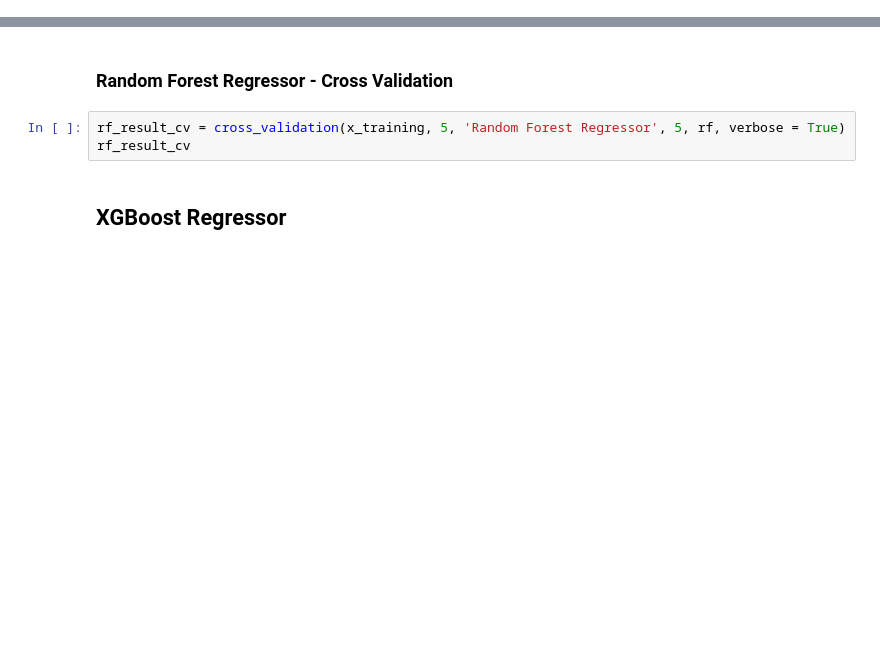
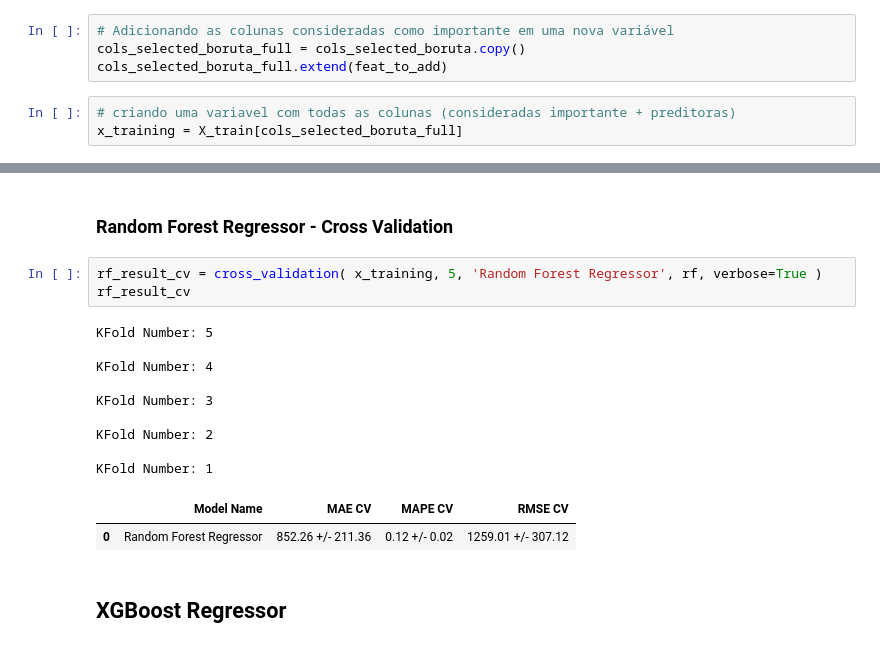
Before and after one commit to daianeklein/rossmann-store, a Jupyter notebook: Modulos/m05_v02_store_sales_prediction.ipynb, the cells around one changed output, grey strips where cells are left out. Drawn from its saved outputs; the diff is of its cells as text; blank space fills up the shorter version.

```diff
--- a/Modulos/m05_v02_store_sales_prediction.ipynb
+++ b/Modulos/m05_v02_store_sales_prediction.ipynb
@@ -1189,6 +1189,13 @@ lr_result
 # %% [output]
 |  | Model Name | MAE | MAPE | RMSE |
 | 0 | Linear Regression | 1874.090263 | 0.287976 | 2703.216075 |
+# %%
+# Adicionando as colunas consideradas como importante em uma nova variável
+cols_selected_boruta_full = cols_selected_boruta.copy()
+cols_selected_boruta_full.extend(feat_to_add)
+# %%
+# criando uma variavel com todas as colunas (consideradas importante + preditoras)
+x_training = X_train[cols_selected_boruta_full]
 # %% [markdown]
 ### Linear Regression Model - Cross Validation
 # %%
@@ -1238,8 +1245,20 @@ rf_result
 # %% [markdown]
 ### Random Forest Regressor - Cross Validation
 # %%
-rf_result_cv = cross_validation(x_training, 5, 'Random Forest Regressor', 5, rf, verbose = True)
+rf_result_cv = cross_validation( x_training, 5, 'Random Forest Regressor', rf, verbose=True )
 rf_result_cv
+# %% [output]
+KFold Number: 5
+
+KFold Number: 4
+
+KFold Number: 3
+
+KFold Number: 2
+
+KFold Number: 1
+|  | Model Name | MAE CV | MAPE CV | RMSE CV |
+| 0 | Random Forest Regressor | 852.26 +/- 211.36 | 0.12 +/- 0.02 | 1259.01 +/- 307.12 |
 # %% [markdown]
 ## XGBoost Regressor
 # %%
```
Also changed, not shown: parts of 18 cells of this notebook.
